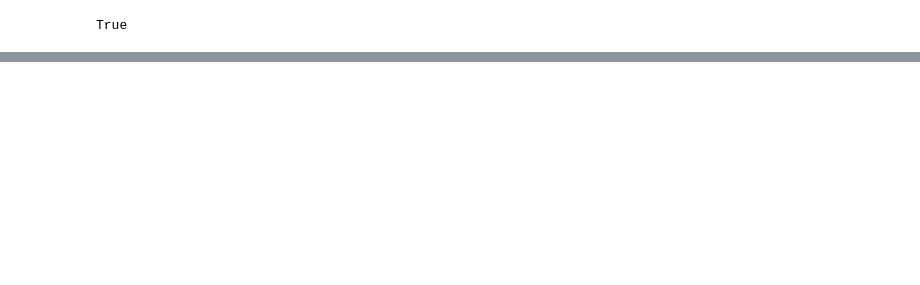
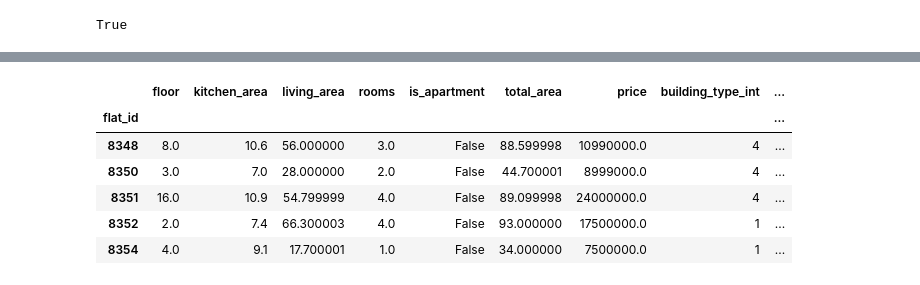
Before and after one commit to ibnkir/mle-project-sprint-2, a Jupyter notebook: mlflow_server/notebook_1.ipynb, the cells around one changed output, grey strips where cells are left out. Drawn from its saved outputs; the diff is of its cells as text; code cells hidden in the pictures; blank space fills up the shorter version.

```diff
--- a/mlflow_server/notebook_1.ipynb
+++ b/mlflow_server/notebook_1.ipynb
@@ -281,0 +30,29 @@ metrics["mape"] = mape
+# %%
+conn = create_engine(f'postgresql://{username}:{password}@{host}:{port}/{db}', connect_args={'sslmode':'require'})
+data = pd.read_sql('select * from clean_flats_dataset', conn, index_col='flat_id')
+# %%
+# Вместо года постройки добавляем возраст здания
+data['building_age'] = (datetime.now().year - data['build_year']).astype('float')
+
+# Удаляем лишние колонки
+data.drop(
+    columns=['id', 'build_year', 'studio'],
+    inplace=True
+)
+
+# Изменяем тип building_type_int на object
+data['building_type_int'] = data['building_type_int'].astype('object')
+
+# Изменяем тип количественных целых признаков на float
+num_int_cols = data.select_dtypes('int').columns
+data[num_int_cols] = data[num_int_cols].astype('float')
+# %%
+data.head()
+# %% [output]
+|  | floor | kitchen_area | living_area | rooms | is_apartment | total_area | price | building_type_int | ... |
+| flat_id |  |  |  |  |  |  |  |  | ... |
+| 8348 | 8.0 | 10.6 | 56.000000 | 3.0 | False | 88.599998 | 10990000.0 | 4 | ... |
+| 8350 | 3.0 | 7.0 | 28.000000 | 2.0 | False | 44.700001 | 8999000.0 | 4 | ... |
+| 8351 | 16.0 | 10.9 | 54.799999 | 4.0 | False | 89.099998 | 24000000.0 | 4 | ... |
+| 8352 | 2.0 | 7.4 | 66.300003 | 4.0 | False | 93.000000 | 17500000.0 | 1 | ... |
+| 8354 | 4.0 | 9.1 | 17.700001 | 1.0 | False | 34.000000 | 7500000.0 | 1 | ... |
```
Also changed, not shown: parts of 129 cells of this notebook, 13 other files.
